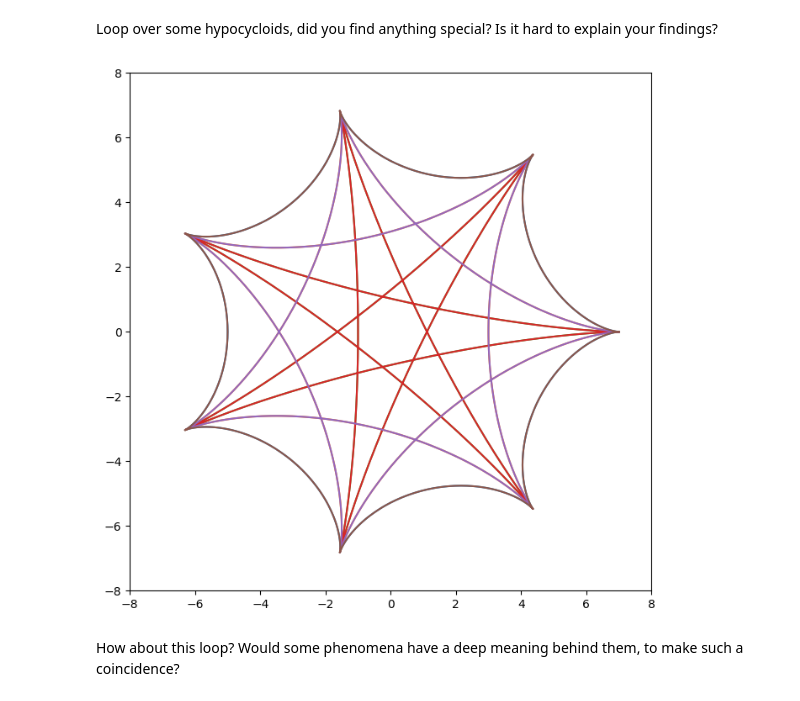
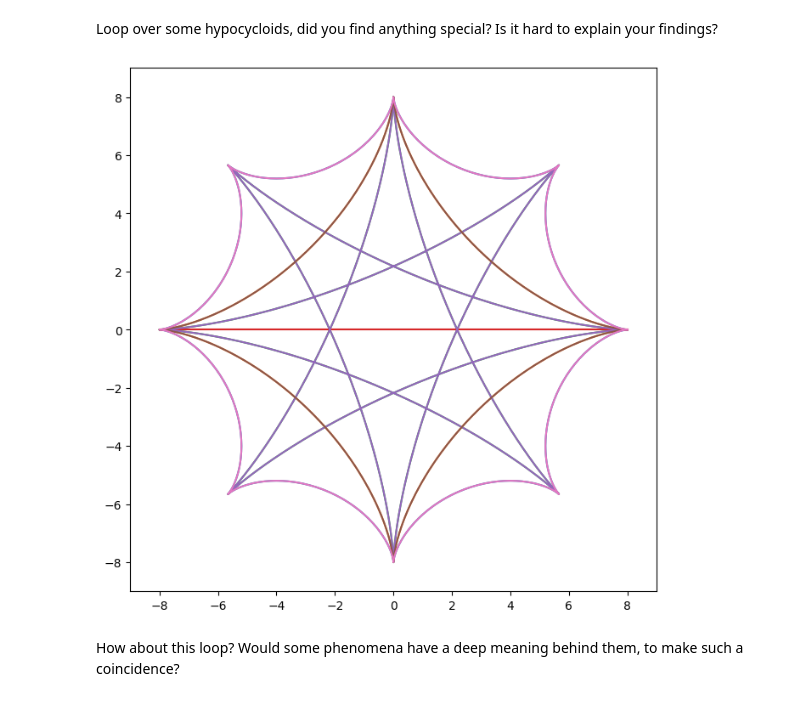
Before and after one commit to EssenceBL/MakingFriends, a Jupyter notebook: From_Spirographs_to_a_Programmable_Environment.ipynb, the cells around one changed output. Saved outputs shown, nothing was run; the diff lists cells and outputs as text; code cells hidden in the pictures.

```diff
--- a/From_Spirographs_to_a_Programmable_Environment.ipynb
+++ b/From_Spirographs_to_a_Programmable_Environment.ipynb
@@ -129,24 +129,24 @@ Loop over some hypocycloids, did you find anything special? Is it hard to explai
 # %%
 #let a and r loop at the same time
 def loop1(R, step=360):
   R = int(R)
   boundary = R+1
   for r in range(1,R):
     a = r
     #compute number of cycles to complete the spirograph
     n = int(r/gcdEuclid(R,r))
     s = np.array(range(n*step+1))
     plt.rcParams["figure.figsize"] = (8,8)
     plt.xlim(-boundary,boundary)
     plt.ylim(-boundary,boundary)
     thetas = 2*np.pi*s/step
     xs = (R-r)*np.cos(thetas)+a*np.cos(thetas*(R-r)/r)
     ys = (R-r)*np.sin(thetas)-a*np.sin(thetas*(R-r)/r)
     plt.plot(xs, ys)
   plt.show()
-loop1(R=7, step=360)
+loop1(R=8, step=360)
 # %% [output]
-[figure, old version]
+[figure, new version]
 # %% [markdown]
 How about this loop? Would some phenomena have a deep meaning behind them, to make such a coincidence?
 # %%
```
Also changed, not shown: parts of 1 cell of this notebook.
